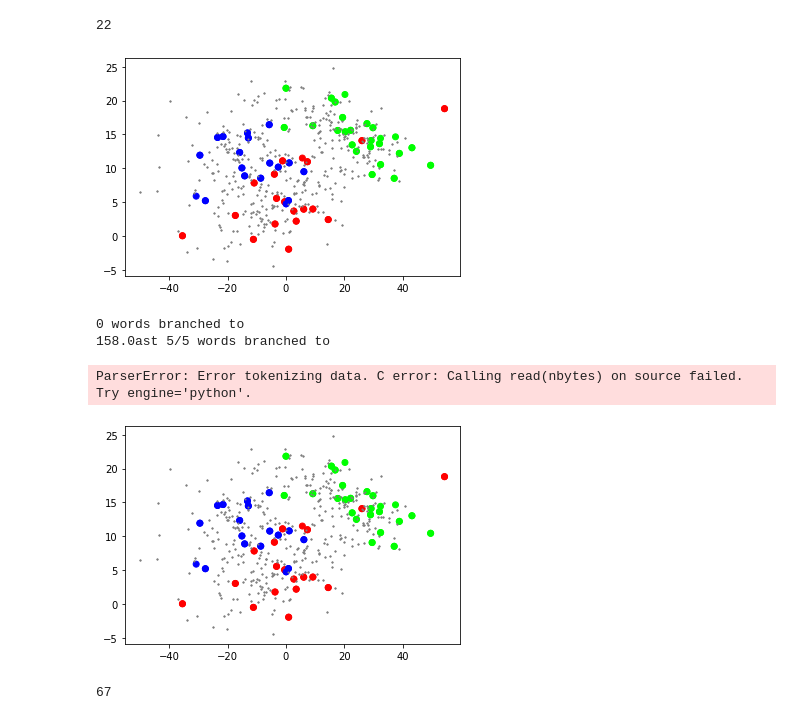
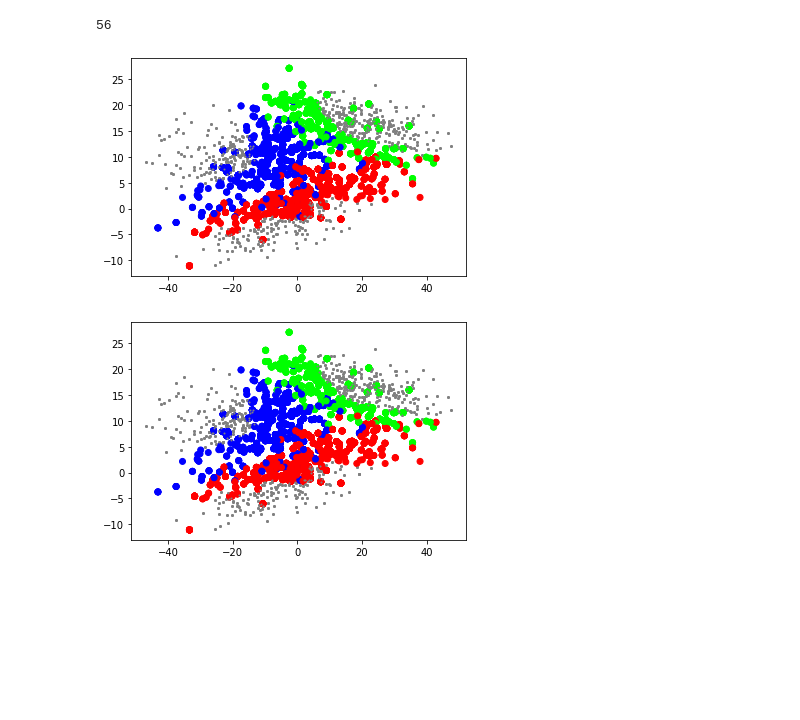
Before and after one commit to puria-radmard/AL4ST, a Jupyter notebook: testsite.ipynb, the cells around one changed output. Saved outputs shown, nothing was run; the diff lists cells and outputs as text; code cells hidden in the pictures; blank space fills up the shorter version.

Commit message:
merge read

```diff
--- a/testsite.ipynb
+++ b/testsite.ipynb
@@ -53,7 +63,7 @@ def get_label_from_index(i):
     class_ = int(arr[i, 2])
     return torch.tensor([1 if j == class_-1 else 0 for j in range(3) ])
 # %%
-num_datapoints = 200*3
+num_datapoints = 500*3
 generate_dataset()
 
 all_data = range(num_datapoints)
@@ -71,7 +81,10 @@ class MulticlassNN(nn.Module):
     def forward(self, x, anneal = None):
         x = x.float()
         psi = self.linear(x)
-        return {"last_preds": nn.functional.log_softmax(psi, dim = 1)}
+        return {
+            "last_preds": nn.functional.log_softmax(psi, dim = 1),
+            "embeddings": psi
+        }
 # %%
 class Criterion(nn.Module):
 
@@ -103,5 +138,5 @@ def train_epoch(model, agent, optimiser, criterion):
 # %%
-round_size = 5
+round_size = 40
 batch_size = 16
 device = 'cpu'
 
@@ -110,17 +145,27 @@ model = MulticlassNN()
 
 train_set = DimensionlessDataset(
     data=X_train, labels=y_train, index_class=DimensionlessIndex, semi_supervision_multiplier=0.2,
-    data_reading_method=get_data_from_index, label_reading_method=get_label_from_index
+    data_reading_method=get_data_from_index, label_reading_method=get_label_from_index,
+    al_attributes = [
+        ALAttribute(name="embeddings", initialisation=[np.nan for l in y_train], cache=True),
+    ]
 )
 val_set = DimensionlessDataset(
     data=X_test, labels=y_test, index_class=DimensionlessIndex, semi_supervision_multiplier=0.2,
     data_reading_method=get_data_from_index, label_reading_method=get_label_from_index
 )
 
+for i in range(len(val_set)):
+    val_set.index.label_instance(i)
+
 selector = DimensionlessSelector(
     round_size=round_size,
-    acquisition = RandomBaselineAcquisition(train_set),
-    window_class=DimensionlessAnnotationUnit
+    acquisition=MaximumEntropyAcquisition(train_set),
+    #acquisition=PredsKLAcquisition(train_set),
+    #acquisition=RandomBaselineAcquisition(train_set),
+    window_class=DimensionlessAnnotationUnit,
+    diversity_policy=NoPolicyBatchQuerying()
+    #diversity_policy=SequentialKMeansBatchQuerying(round_size, "last_preds")
 )
 # %%
 agent = ActiveLearningAgent(
@@ -137,41 +182,48 @@ agent = ActiveLearningAgent(
 agent.init(int(len(train_set) * 0.05))
 print(sum(agent.train_set.index.labelled_idx.values()))
 # %% [output]
-22
+56
 # %%
 lr = 0.001
 num_epoch = 10
 criterion = Criterion()
 optimiser = optim.SGD(model.parameters(), lr = lr)
 
+performance_history = []
+
 for _ in agent:
+
     print(agent.budget)
+
     for epoch in range(num_epoch):
         train_epoch(model, agent, optimiser, criterion)
+
+    performance_history.append(eval_epoch(model, val_set))
 
     all_labelled_list = []
     for _batch_idx in agent.labelled_set:
         all_labelled_list.extend(_batch_idx)
 
     all_unlabelled_list = []
     for _u_batch_idx in agent.unlabelled_set:
         all_unlabelled_list.extend(_u_batch_idx)
 
     labelled_data, labels, _, _ = agent.train_set.get_batch(all_labelled_list, labels_important = True)
     unlabelled_data, _, _, _ = agent.train_set.get_batch(all_unlabelled_list, labels_important = False)
 
     pl.scatter(labelled_data[:,0], labelled_data[:,1] , c = labels)
     pl.scatter(unlabelled_data[:,0], unlabelled_data[:,1] , c = "grey", s = 1)
     display.clear_output(wait = True)
     display.display(pl.gcf())
     time.sleep(1.0)
+
+with open(f"classification_performance_curves/{datetime.datetime.now().__str__().split()[-1]}.json", "w") as jfile:
+    json.dump({
+        "acquisition": selector.acquisition.__str__(),
+        "diversity": selector.diversity_policy.__str__(),
+        "performance": performance_history,
+        "round_size": round_size
+    }, jfile)
 # %% [output]
-[figure, old version]
+[figure, new version]
-0 words branched to
-158.0ast 5/5 words branched to
-ParserError: Error tokenizing data. C error: Calling read(nbytes) on source failed. Try engine='python'.
-[figure, old version]
+[figure, new version]
-# %%
-sum(train_set.index.labelled_idx.values())
-# %% [output]
-67
```
Also changed, not shown: parts of 9 cells of this notebook, 20 other files.
